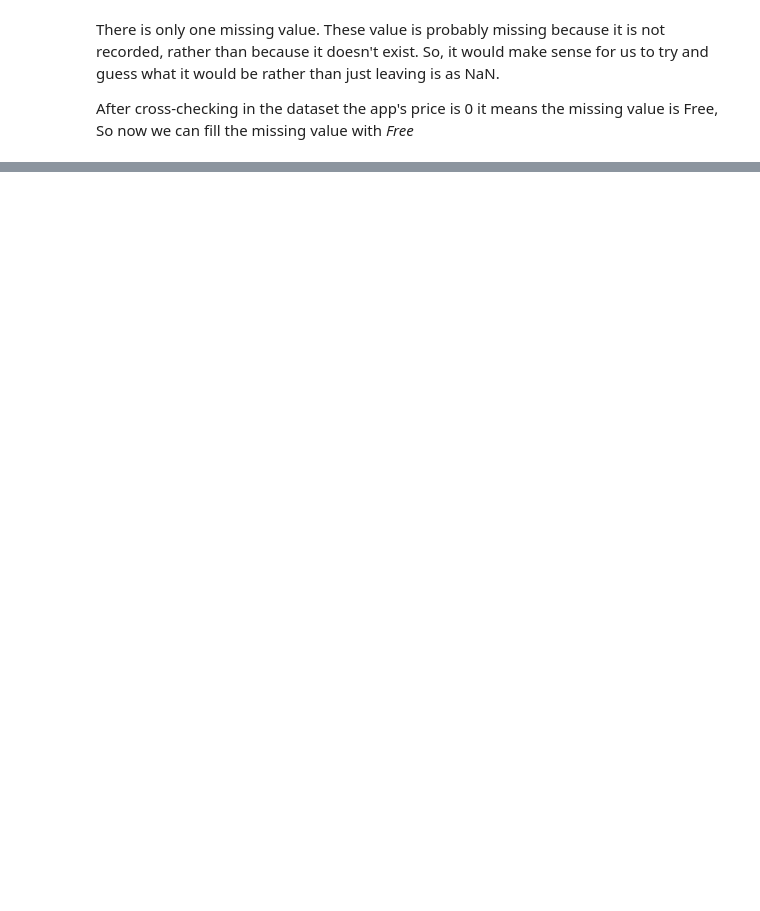
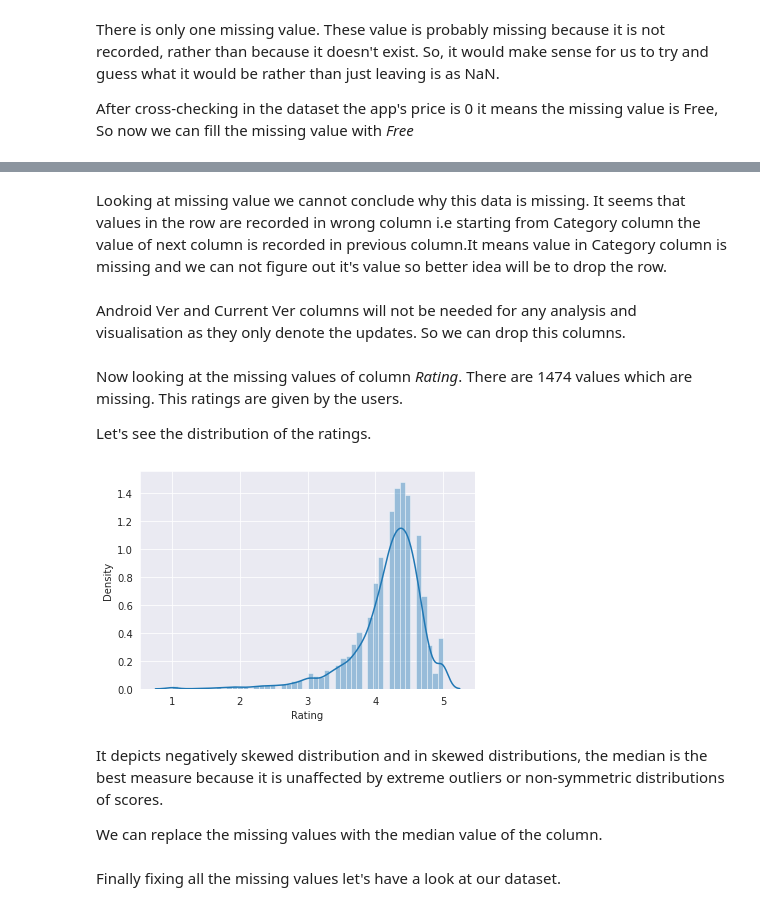
Before and after one commit to tushwagh/Playstore-Data-analysis, a Jupyter notebook: Play_Store_App_Review_Analysis_Capstone_Project.ipynb, the cells around one changed output, grey strips where cells are left out. Drawn from its saved outputs; the diff is of its cells as text; code cells hidden in the pictures; blank space fills up the shorter version.

```diff
--- a/Play_Store_App_Review_Analysis_Capstone_Project.ipynb
+++ b/Play_Store_App_Review_Analysis_Capstone_Project.ipynb
@@ -139,3 +139,6 @@ apps_data[apps_data['Type'].isna()]
 There is only one missing value. These value is probably missing because it is not recorded, rather than because it doesn't exist. So, it would make sense for us to try and guess what it would be rather than just leaving is as NaN.
 
 After cross-checking in the dataset the app's price is 0 it means the missing value is Free, So now we can fill the missing value with *Free*
+# %%
+# filling missing data in city column
+apps_data['Type'].fillna('Free', inplace= True)
@@ -141,0 +153,22 @@ After cross-checking in the dataset the app's price is 0 it means the missing va
+# %% [markdown]
+Looking at missing value we cannot conclude why this data is missing. It seems that values in the row are recorded in wrong column i.e starting from Category column the value of next column is recorded in previous column.It means value in Category column is missing and we can not figure out it's value so better idea will be to drop the row.
+# %%
+apps_data.dropna(subset=['Content Rating'], inplace= True)
+# %% [markdown]
+Android Ver and Current Ver columns will not be needed for any analysis and visualisation as they only denote the updates. So we can drop this columns.
+# %%
+# dropping unnecessary columns
+apps_data.drop(columns=['Android Ver','Current Ver'], axis= 1, inplace= True)
+# %% [markdown]
+Now looking at the missing values of column *Rating*. There are 1474 values which are missing. This ratings are given by the users.
+
+Let's see the distribution of the ratings.
+# %%
+sns.distplot(apps_data['Rating'])
+plt.show()
+# %% [output]
+[figure, added]
+# %% [markdown]
+It depicts negatively skewed distribution and in skewed distributions, the median is the best measure because it is unaffected by extreme outliers or non-symmetric distributions of scores.
+
+ We can replace the missing values with the median value of the column.
@@ -141,0 +181,2 @@ After cross-checking in the dataset the app's price is 0 it means the missing va
+# %% [markdown]
+Finally fixing all the missing values let's have a look at our dataset.
```
Also changed, not shown: parts of 36 cells of this notebook.
